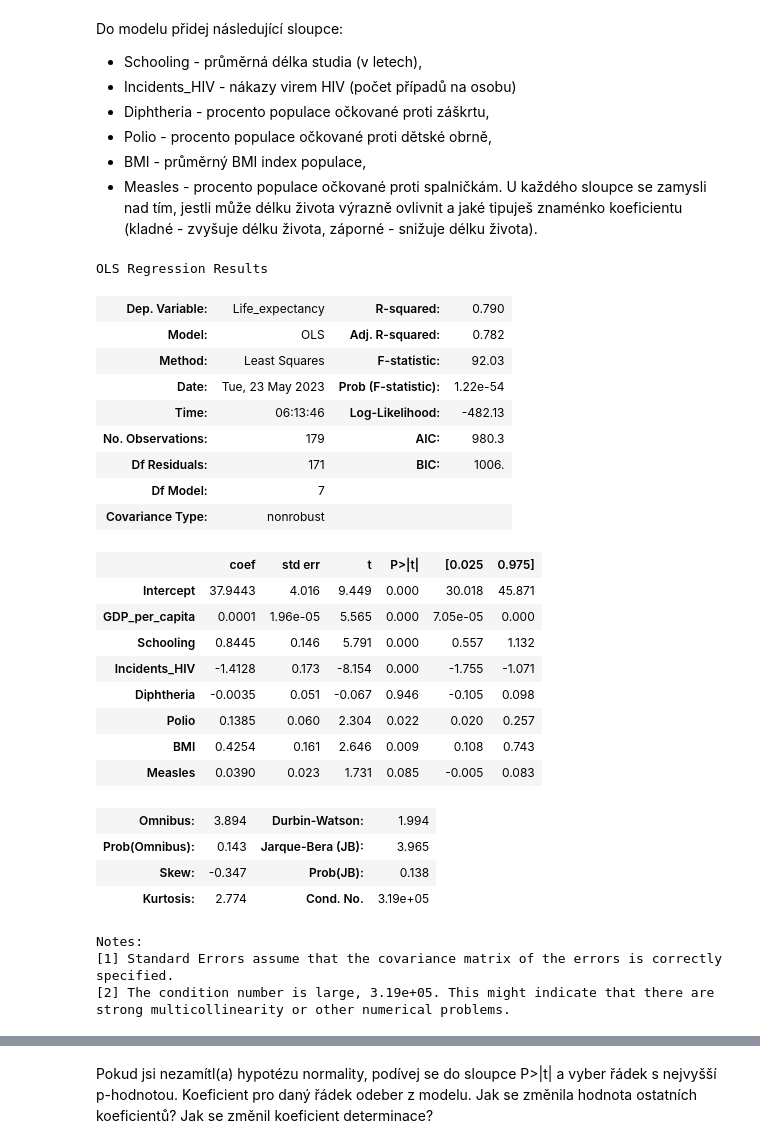
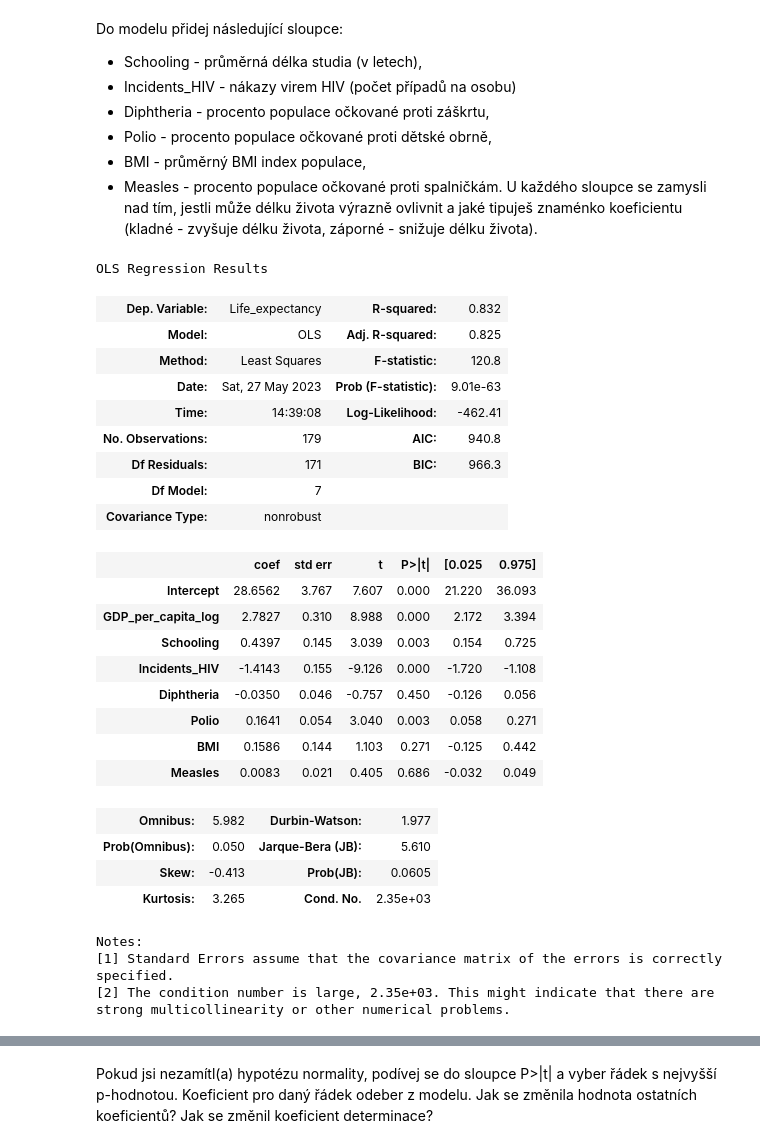
Before and after one commit to zitkovalenka/Python2-042023, a Jupyter notebook: UKOL_03-reseni-Korelace_Regrese.ipynb, the cells around one changed output, grey strips where cells are left out. Cells and saved outputs as stored; diff of their text form; code cells hidden in the pictures.

Commit message:
Odevzdávám úkol č. 3 na regresi

```diff
--- a/UKOL_03-reseni-Korelace_Regrese.ipynb
+++ b/UKOL_03-reseni-Korelace_Regrese.ipynb
@@ -45,14 +45,0 @@ g = seaborn.regplot(data2015, x="GDP_per_capita", y="Life_expectancy", scatter_k
-# %%
-# existují odlehlá pozorování (zejm. v nejvyšších HDP), pomocí Z-scóre odstraňuji tato odlehlá pozorování
-from scipy import stats
-import numpy
-
-data2015["Life_expectancy_Zscore"] = numpy.abs(stats.zscore(data2015['Life_expectancy']))
-data2015_wo_outliers = data2015[data2015["Life_expectancy_Zscore"] < 3]
-# g = seaborn.regplot(data, x="GDP_per_capita", y="Life_expectancy", scatter_kws={"s": 1}, line_kws={"color":"r"})
-g = seaborn.regplot(data2015_wo_outliers, x="GDP_per_capita", y="Life_expectancy", scatter_kws={"s": 1}, line_kws={"color":"r"}, logx = True)
-
-display(data2015.shape)  # počet řádků, počet sloupců
-display(data2015_wo_outliers.shape  )
-
-# neodstranila se žádná odlehlá pozorování ??
@@ -67,0 +79,6 @@ See the caveats in the documentation: https://pandas.pydata.org/pandas-docs/stab
+# %%
+# Protože pro data není vhodné použít linerání regresi (viz body v grafu výše), použiji LOGARITMICKOU TRANSFORMACI na HDP na hlavu (vysvětlující proměnná, osa x)
+
+data2015["GDP_per_capita_log"] = numpy.log(data2015["GDP_per_capita"])
+display(data2015[["Country","GDP_per_capita","GDP_per_capita_log","Life_expectancy"]])
+g = seaborn.regplot(data2015, x="GDP_per_capita_log", y="Life_expectancy", scatter_kws={"s": 1}, line_kws={"color":"r"})
@@ -121,37 +154,37 @@ Do modelu přidej následující sloupce:
 U každého sloupce se zamysli nad tím, jestli může délku života výrazně ovlivnit a jaké tipuješ znaménko koeficientu (kladné - zvyšuje délku života, záporné - snižuje délku života).
 # %%
 # metoda nejmenších čtverců (OLS)
-formula = "Life_expectancy ~ GDP_per_capita + Schooling + Incidents_HIV + Diphtheria + Polio + BMI + Measles"
+formula = "Life_expectancy ~ GDP_per_capita_log + Schooling + Incidents_HIV + Diphtheria + Polio + BMI + Measles"
 mod = smf.ols(formula=formula, data=data2015)
 res = mod.fit()
 display(res.summary())
 # %% [output]
 OLS Regression Results
-| Dep. Variable: | Life_expectancy | R-squared: | 0.790 |
-| Model: | OLS | Adj. R-squared: | 0.782 |
-| Method: | Least Squares | F-statistic: | 92.03 |
-| Date: | Tue, 23 May 2023 | Prob (F-statistic): | 1.22e-54 |
-| Time: | 06:13:46 | Log-Likelihood: | -482.13 |
-| No. Observations: | 179 | AIC: | 980.3 |
-| Df Residuals: | 171 | BIC: | 1006. |
+| Dep. Variable: | Life_expectancy | R-squared: | 0.832 |
+| Model: | OLS | Adj. R-squared: | 0.825 |
+| Method: | Least Squares | F-statistic: | 120.8 |
+| Date: | Sat, 27 May 2023 | Prob (F-statistic): | 9.01e-63 |
+| Time: | 14:39:08 | Log-Likelihood: | -462.41 |
+| No. Observations: | 179 | AIC: | 940.8 |
+| Df Residuals: | 171 | BIC: | 966.3 |
 | Df Model: | 7 |  |  |
 | Covariance Type: | nonrobust |  |  |
 |  | coef | std err | t | P>|t| | [0.025 | 0.975] |
-| Intercept | 37.9443 | 4.016 | 9.449 | 0.000 | 30.018 | 45.871 |
-| GDP_per_capita | 0.0001 | 1.96e-05 | 5.565 | 0.000 | 7.05e-05 | 0.000 |
-| Schooling | 0.8445 | 0.146 | 5.791 | 0.000 | 0.557 | 1.132 |
-| Incidents_HIV | -1.4128 | 0.173 | -8.154 | 0.000 | -1.755 | -1.071 |
-| Diphtheria | -0.0035 | 0.051 | -0.067 | 0.946 | -0.105 | 0.098 |
-| Polio | 0.1385 | 0.060 | 2.304 | 0.022 | 0.020 | 0.257 |
-| BMI | 0.4254 | 0.161 | 2.646 | 0.009 | 0.108 | 0.743 |
-| Measles | 0.0390 | 0.023 | 1.731 | 0.085 | -0.005 | 0.083 |
+| Intercept | 28.6562 | 3.767 | 7.607 | 0.000 | 21.220 | 36.093 |
+| GDP_per_capita_log | 2.7827 | 0.310 | 8.988 | 0.000 | 2.172 | 3.394 |
+| Schooling | 0.4397 | 0.145 | 3.039 | 0.003 | 0.154 | 0.725 |
+| Incidents_HIV | -1.4143 | 0.155 | -9.126 | 0.000 | -1.720 | -1.108 |
+| Diphtheria | -0.0350 | 0.046 | -0.757 | 0.450 | -0.126 | 0.056 |
+| Polio | 0.1641 | 0.054 | 3.040 | 0.003 | 0.058 | 0.271 |
+| BMI | 0.1586 | 0.144 | 1.103 | 0.271 | -0.125 | 0.442 |
+| Measles | 0.0083 | 0.021 | 0.405 | 0.686 | -0.032 | 0.049 |
-| Omnibus: | 3.894 | Durbin-Watson: | 1.994 |
-| Prob(Omnibus): | 0.143 | Jarque-Bera (JB): | 3.965 |
-| Skew: | -0.347 | Prob(JB): | 0.138 |
-| Kurtosis: | 2.774 | Cond. No. | 3.19e+05 |
+| Omnibus: | 5.982 | Durbin-Watson: | 1.977 |
+| Prob(Omnibus): | 0.050 | Jarque-Bera (JB): | 5.610 |
+| Skew: | -0.413 | Prob(JB): | 0.0605 |
+| Kurtosis: | 3.265 | Cond. No. | 2.35e+03 |
 Notes:
 [1] Standard Errors assume that the covariance matrix of the errors is correctly specified.
-[2] The condition number is large, 3.19e+05. This might indicate that there are
+[2] The condition number is large, 2.35e+03. This might indicate that there are
 strong multicollinearity or other numerical problems.
 # %% [markdown]
 Kvalita a parametry modelu:
```
Also changed, not shown: parts of 20 cells of this notebook.
